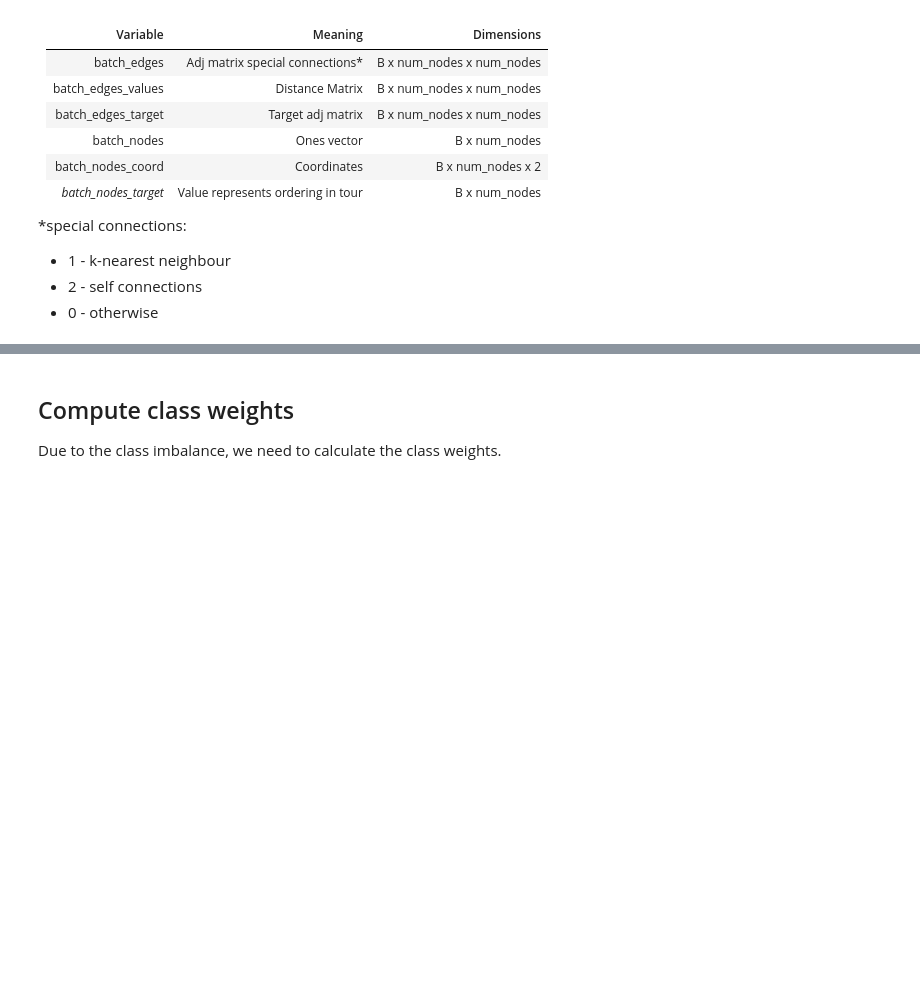
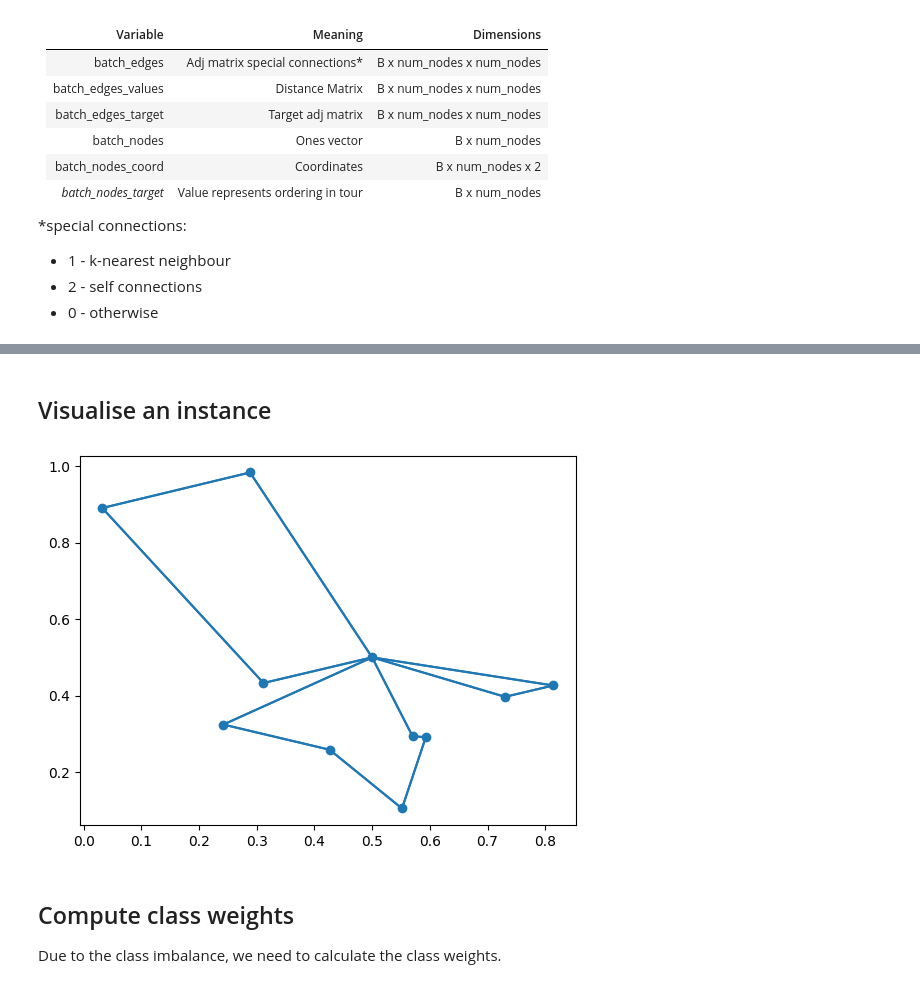
Before and after one commit to sebammon/vrp-thesis, a Jupyter notebook: Graph ConvNet.ipynb, the cells around one changed output, grey strips where cells are left out. Saved outputs shown, nothing was run; the diff lists cells and outputs as text; code cells hidden in the pictures; blank space fills up the shorter version.

Commit message:
tried training the model

```diff
--- a/Graph ConvNet.ipynb
+++ b/Graph ConvNet.ipynb
@@ -94,3 +44,30 @@ edges_target = torch.tensor(batch_edges_target, dtype=torch.long)
+# %%
+train_dataset, test_dataset = VRPDataset(train), VRPDataset(test)
+# %%
+train_dataloader = DataLoader(train_dataset, batch_size=64, shuffle=True)
+# %% [markdown]
+## Visualise an instance
+# %%
+def first(tensor): return tensor[0]
+# %%
+batch_features, batch_targets = next(iter(train_dataloader))
+coords = first(batch_features[0]).cpu().numpy()
+target = first(batch_targets).cpu().numpy()
+# %%
+fig, ax = plt.subplots()
+
+ax.scatter(coords[:, 0], coords[:, 1])
+
+for i, row in enumerate(target):
+    args = np.argwhere(row>0).flatten()
+    x_i = coords[i]
+
+    for x_j in coords[args]:
+        ax.plot([x_i[0], x_j[0]], [x_i[1], x_j[1]], c='tab:blue')
+
+plt.show()
+# %% [output]
+[figure, added]
 # %% [markdown]
 ## Compute class weights
 
```
Also changed, not shown: parts of 24 cells of this notebook, 4 other files.
